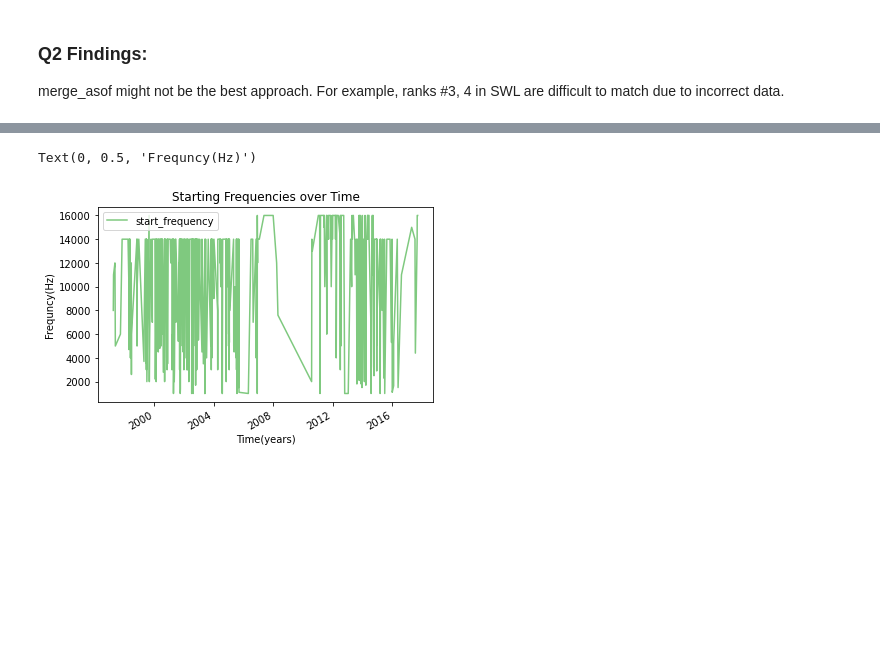
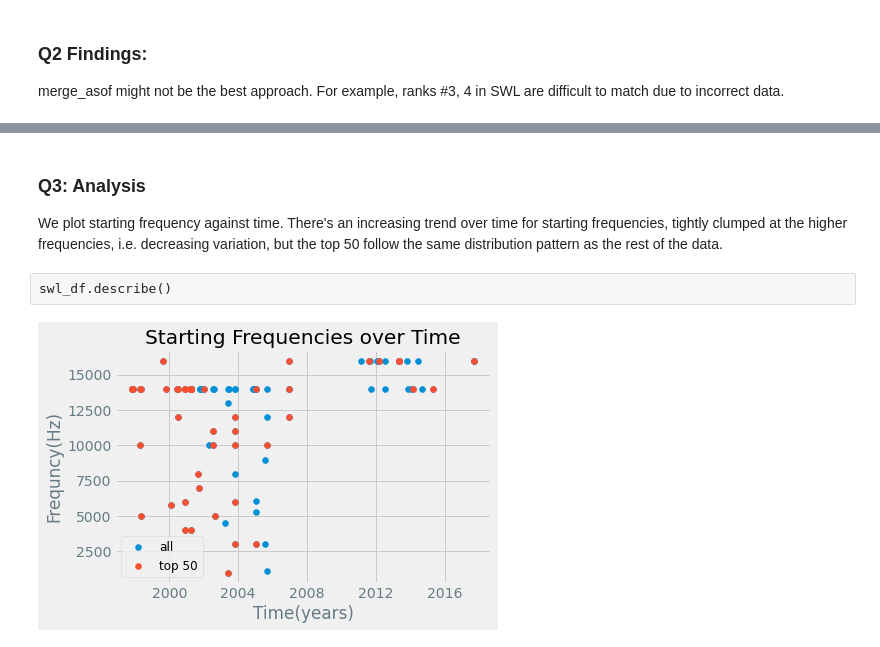
Before and after one commit to brutatoasta/320fall2022, a Jupyter notebook: project1/solar.ipynb, the cells around one changed output, grey strips where cells are left out. Cells and saved outputs as stored; diff of their text form; code cells hidden in the pictures; blank space fills up the shorter version.

```diff
--- a/project1/solar.ipynb
+++ b/project1/solar.ipynb
@@ -98,7 +100,7 @@ def f(s):
 nasa_df["width_lower_bound"] = nasa_df.apply(lambda row: f(row.cme_width), axis = 1)
 # %%
 # merging date and time
-for rank, row in result.iterrows():
+for rank, row in nasa_df.iterrows():
     col = ["start_time", "end_time"]
 
     for c in col:
@@ -205,7 +196,8 @@ nasa_r_df["start_datetime"] = pd.to_datetime(nasa_r_df["start_datetime"])
 result = pd.merge_asof(nasa_r_df.sort_values("start_datetime"),swl_df.sort_values("start_datetime"),  by= "flare_classification", on= "start_datetime", tolerance=pd.Timedelta('2h'))
 nasa_r_df["flare_classification"] = nasa_r_df["flare_classification"].astype(float)
 result.sort_values("rank",  ascending=True, inplace =True)
-result.head(50).to_csv("result.csv")
+export = result.head(50)
+export.to_csv("export.csv")
 # %% [markdown]
 ### Q2 Findings:
 merge_asof might not be the best approach. For example, ranks #3, 4 in SWL are difficult to match due to incorrect data.
@@ -227,0 +204,6 @@ merge_asof might not be the best approach. For example, ranks #3, 4 in SWL are d
+# %% [markdown]
+### Q3: Analysis
+
+We plot starting frequency against time. There's an increasing trend over time for starting frequencies, tightly clumped at the higher frequencies, i.e. decreasing variation, but the top 50 follow the same distribution pattern as the rest of the data.
+# %% [raw]
+swl_df.describe()
@@ -228,4 +217,7 @@ merge_asof might not be the best approach. For example, ranks #3, 4 in SWL are d
 # %%
-result = pd.merge_asof(nasa_df.sort_values("start_datetime"),swl_df.sort_values("start_datetime"),  by= "flare_classification", on= "start_datetime", tolerance=pd.Timedelta('2h'))
-nasa_r_df["flare_classification"] = nasa_r_df["flare_classification"].astype(float)
-result.sort_values("rank",  ascending=True, inplace =True)
+# merge another table of only the top 50.
+
+top50 = pd.merge_asof(nasa_df.sort_values("start_datetime"),swl_df.sort_values("start_datetime"),  by= "flare_classification", on= "start_datetime", tolerance=pd.Timedelta('2h'))
+
+top50.sort_values("rank",  ascending=True, inplace =True)
+top50 = top50.head(50)
@@ -232,12 +226,20 @@ result.sort_values("rank",  ascending=True, inplace =True)
 # %%
-
+top50 = export.copy()
 new = result[result["start_frequency"].notna()].copy()
 new["start_datetime"] = pd.to_datetime(new["start_datetime"])
 new["start_frequency"] = new["start_frequency"].astype(float)
-p = new.plot(x ="start_datetime", y = "start_frequency"
-, title="Starting Frequencies over Time", colormap="Accent")
-p.set_xlabel("Time(years)")
-p.set_ylabel("Frequncy(Hz)")
+
+top50["start_datetime"] = pd.to_datetime(top50["start_datetime"])
+top50["start_frequency"] = top50["start_frequency"].astype(float)
+plt.style.use('fivethirtyeight')
+plt.scatter(new["start_datetime"], new["start_frequency"], label = "all")
+plt.scatter(top50["start_datetime"], top50["start_frequency"], label = "top 50")
+plt.title("Starting Frequencies over Time")
+
+plt.legend(loc='best', fontsize=12)
+plt.xlabel("Time(years)")
+plt.ylabel("Frequncy(Hz)")
+
+plt.show()
 # %% [output]
-Text(0, 0.5, 'Frequncy(Hz)')
-[figure, old version]
+[figure, new version]
```
Also changed, not shown: parts of 7 cells of this notebook, 8 other files.
